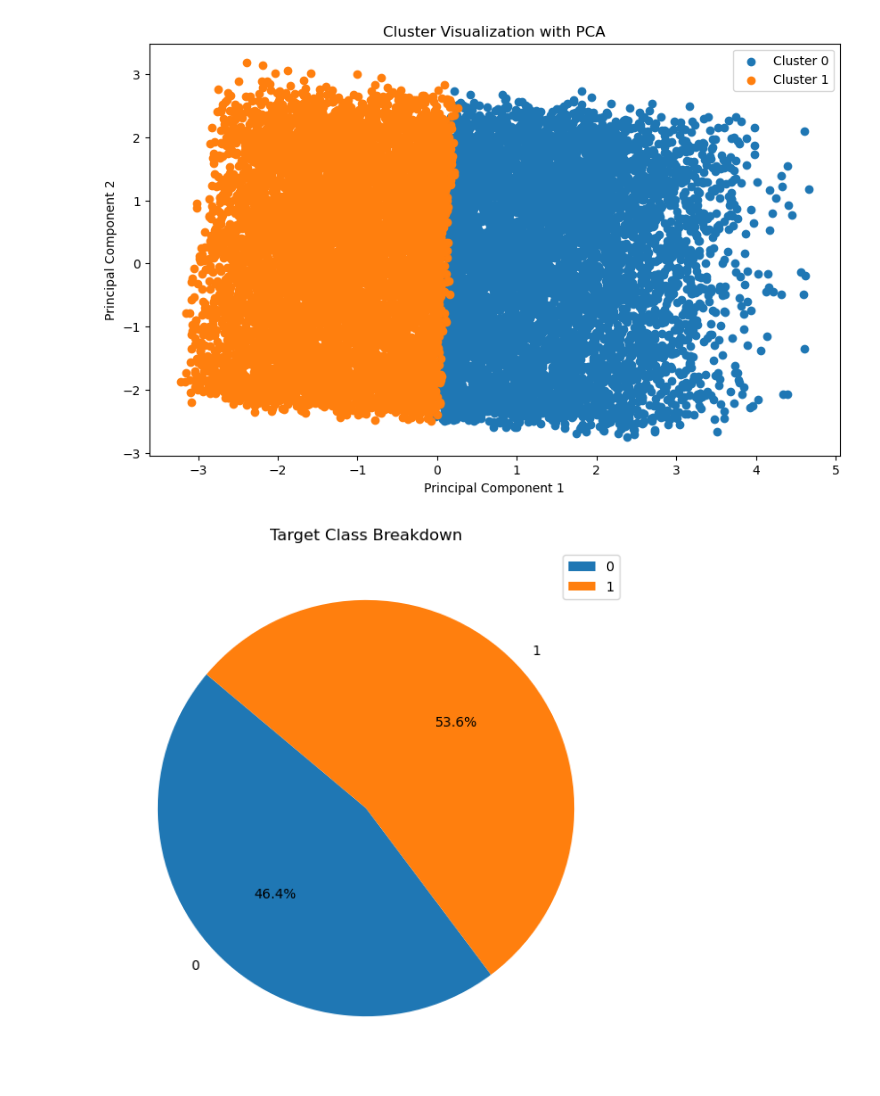
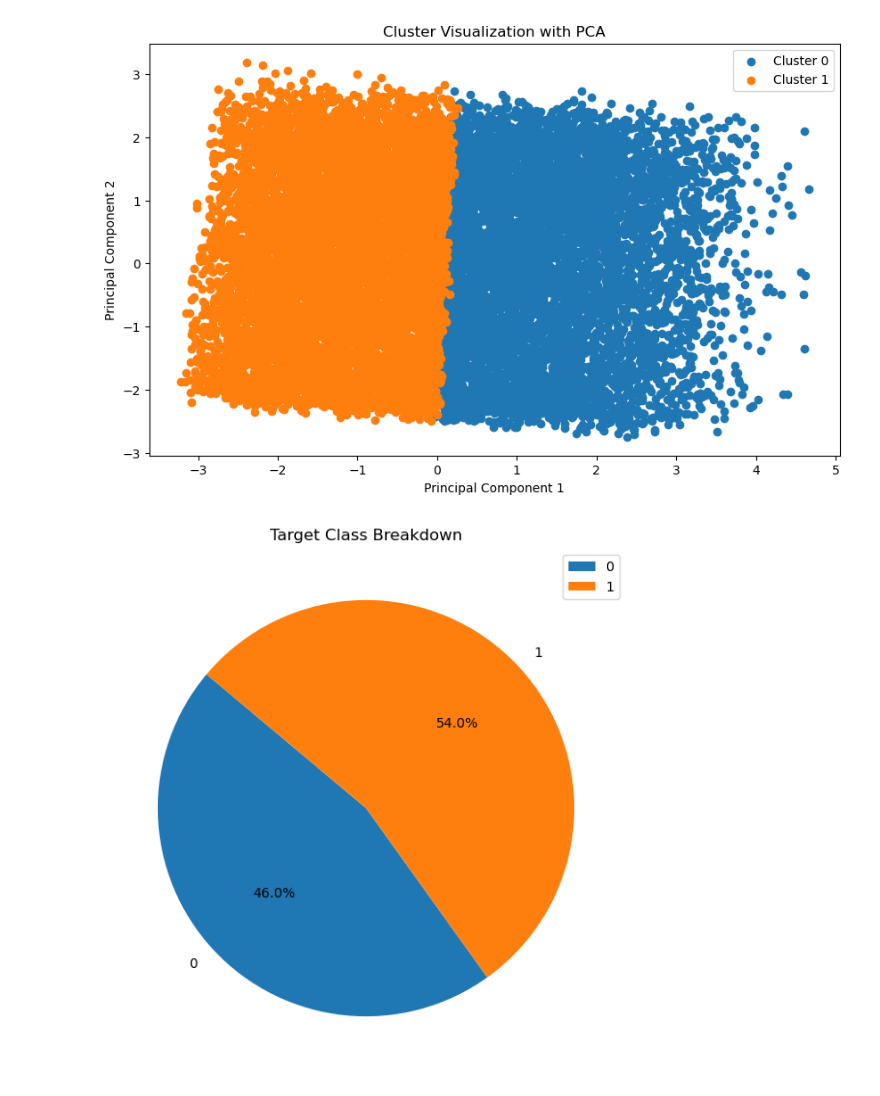
Before and after one commit to MaukanMir/Waze-Analysis, a Jupyter notebook: training.ipynb, the cells around one changed output. Cells and saved outputs as stored; diff of their text form; code cells hidden in the pictures.

Commit message:
working on a fix for the cluster problem

```diff
--- a/training.ipynb
+++ b/training.ipynb
@@ -109,7 +109,6 @@ def k_means_clustering(complete_df, missing_values_df, preprocessor, features):
     missing_values_df['cluster'] = pipeline.predict(missing_values_df.drop('label', axis=1))
     missing_values_df['label'] = missing_values_df['cluster'].map(cluster_to_target)
 
-    final_df = pd.concat([complete_df, missing_values_df])
 
     pca = PCA(n_components=2)
     pipeline = create_sklearn_pipeline(preprocessor, pca)
@@ -129,7 +128,7 @@ def k_means_clustering(complete_df, missing_values_df, preprocessor, features):
     plt.legend()
     plt.show()
 
-    return final_df
+    return missing_values_df
 # %% [markdown]
 # EDA Analysis
 # %%
@@ -255,7 +254,7 @@ complete_df
 # Kmean Clustering Algorithm
 # %%
 features = [col for col in df.columns if col != "label"]
-test_df = k_means_clustering(complete_df, missing_values, preprocessor, features)
+filled_in_values = k_means_clustering(complete_df, missing_values, preprocessor, features)
 # %% [output]
 Retained in each cluster: 1    6330
 0    5433
@@ -282,6 +281,6 @@ See the caveats in the documentation: https://pandas.pydata.org/pandas-docs/stab
   complete_df['pca_two'] = reduced_data[:, 1]
 [figure]
 # %%
-check_class_imbalance(test_df["cluster"])
+check_class_imbalance(filled_in_values["cluster"])
 # %% [output]
-[figure, old version]
+[figure, new version]
```
Also changed, not shown: parts of 1 cell of this notebook.
